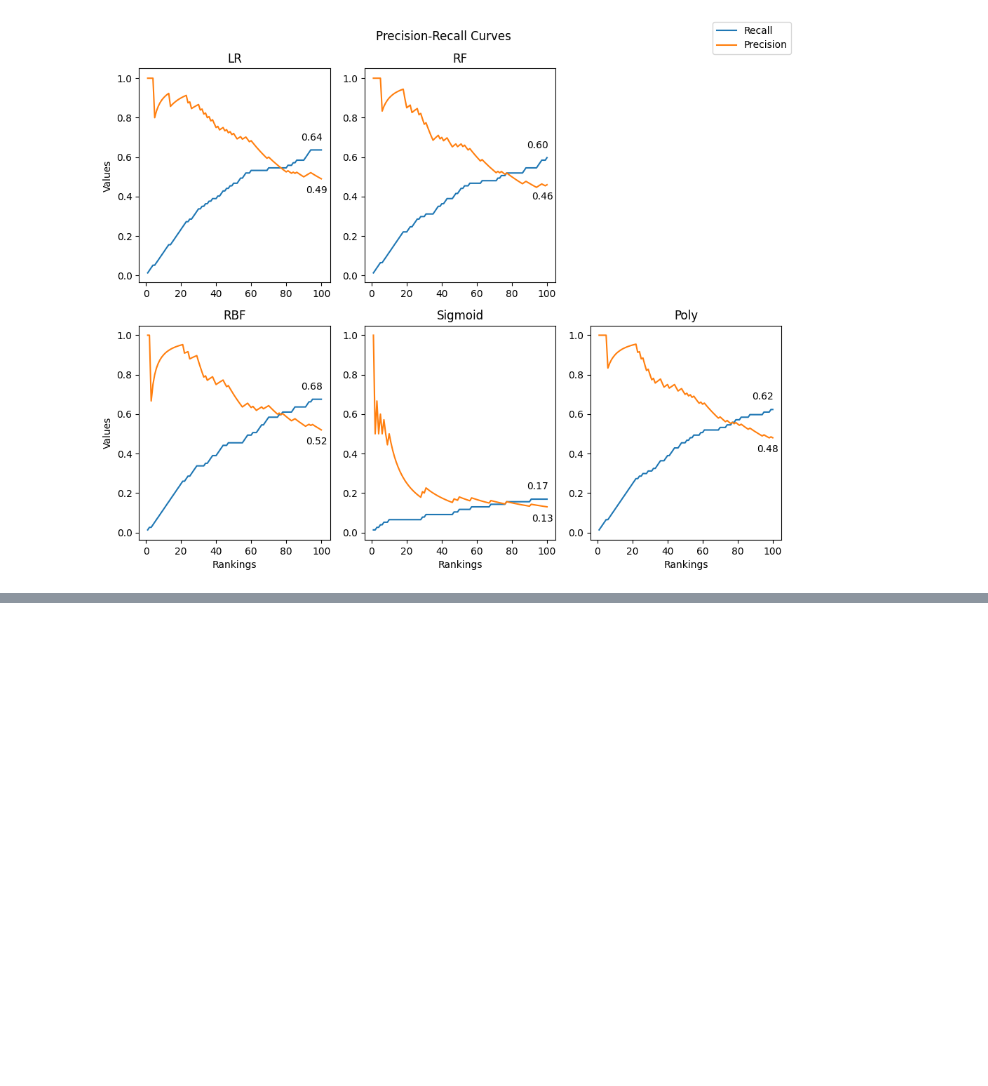
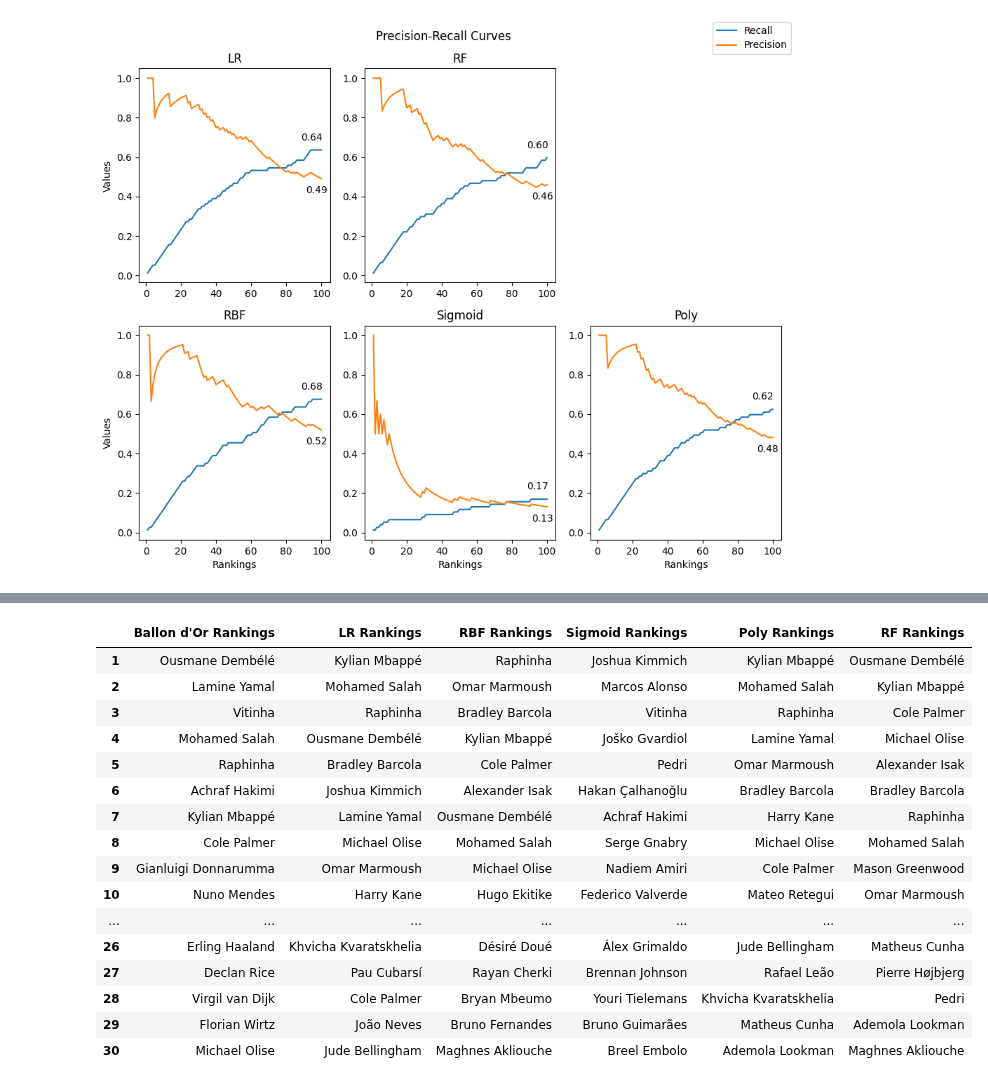
Before and after one commit to shipley7/fifa, a Jupyter notebook: FIFA.ipynb, the cells around one changed output, grey strips where cells are left out. Drawn from its saved outputs; the diff is of its cells as text; code cells hidden in the pictures; blank space fills up the shorter version.

```diff
--- a/FIFA.ipynb
+++ b/FIFA.ipynb
@@ -977,0 +1046,39 @@ rankings_df # print the dataframe
+# %%
+ballon_dor_rankings = ['Ousmane Dembélé', 'Lamine Yamal', 'Vitinha', 'Mohamed Salah', 'Raphinha', 'Achraf Hakimi', 'Kylian Mbappé', 'Cole Palmer', 'Gianluigi Donnarumma', 'Nuno Mendes', 'Pedri', 'Khvicha Kvaratskhelia', 'Harry Kane', 'Désiré Doué', 'Viktor Gyökeres', 'Vinicius Júnior', 'Robert Lewandowski', 'Scott McTominay', 'João Neves', 'Lautaro Martínez', 'Serhou Guirassy', 'Alexis Mac Allister', 'Jude Bellingham', 'Fabián Ruiz Peña', 'Denzel Dumfries', 'Erling Haaland', 'Declan Rice', 'Virgil van Dijk', 'Florian Wirtz', 'Michael Olise'] # top 30 rankings
+
+# For help displaying the rankings
+data = {"Ballon d'Or Rankings": ballon_dor_rankings,
+        "LR Rankings": top_lr,
+        "RBF Rankings": top_svm_rbf,
+        "Sigmoid Rankings": top_svm_sigmoid,
+        "Poly Rankings": top_svm_poly,
+        "RF Rankings": top_rf}
+b_rankings_df = pd.DataFrame(data) # convert to dataframe
+b_rankings_df.index = np.arange(1, len(b_rankings_df) + 1) # fix the index
+
+ballon_dor_function_counter = 0
+def color(v, props = ""):
+  global ballon_dor_function_counter
+  ballon_dor_function_counter += 1
+  return props if v in ballon_dor_rankings and ballon_dor_function_counter > 30 else None
+
+b_rankings_df = b_rankings_df.style.map(color, props="color:green;")
+b_rankings_df # print the dataframe
+# %% [output]
+|  | Ballon d'Or Rankings | LR Rankings | RBF Rankings | Sigmoid Rankings | Poly Rankings | RF Rankings |
+| 1 | Ousmane Dembélé | Kylian Mbappé | Raphinha | Joshua Kimmich | Kylian Mbappé | Ousmane Dembélé |
+| 2 | Lamine Yamal | Mohamed Salah | Omar Marmoush | Marcos Alonso | Mohamed Salah | Kylian Mbappé |
+| 3 | Vitinha | Raphinha | Bradley Barcola | Vitinha | Raphinha | Cole Palmer |
+| 4 | Mohamed Salah | Ousmane Dembélé | Kylian Mbappé | Joško Gvardiol | Lamine Yamal | Michael Olise |
+| 5 | Raphinha | Bradley Barcola | Cole Palmer | Pedri | Omar Marmoush | Alexander Isak |
+| 6 | Achraf Hakimi | Joshua Kimmich | Alexander Isak | Hakan Çalhanoğlu | Bradley Barcola | Bradley Barcola |
+| 7 | Kylian Mbappé | Lamine Yamal | Ousmane Dembélé | Achraf Hakimi | Harry Kane | Raphinha |
+| 8 | Cole Palmer | Michael Olise | Mohamed Salah | Serge Gnabry | Michael Olise | Mohamed Salah |
+| 9 | Gianluigi Donnarumma | Omar Marmoush | Michael Olise | Nadiem Amiri | Cole Palmer | Mason Greenwood |
+| 10 | Nuno Mendes | Harry Kane | Hugo Ekitike | Federico Valverde | Mateo Retegui | Omar Marmoush |
+| ... | ... | ... | ... | ... | ... | ... |
+| 26 | Erling Haaland | Khvicha Kvaratskhelia | Désiré Doué | Álex Grimaldo | Jude Bellingham | Matheus Cunha |
+| 27 | Declan Rice | Pau Cubarsí | Rayan Cherki | Brennan Johnson | Rafael Leão | Pierre Højbjerg |
+| 28 | Virgil van Dijk | Cole Palmer | Bryan Mbeumo | Youri Tielemans | Khvicha Kvaratskhelia | Pedri |
+| 29 | Florian Wirtz | João Neves | Bruno Fernandes | Bruno Guimarães | Matheus Cunha | Ademola Lookman |
+| 30 | Michael Olise | Jude Bellingham | Maghnes Akliouche | Breel Embolo | Ademola Lookman | Maghnes Akliouche |
```
Also changed, not shown: parts of 4 cells of this notebook.
